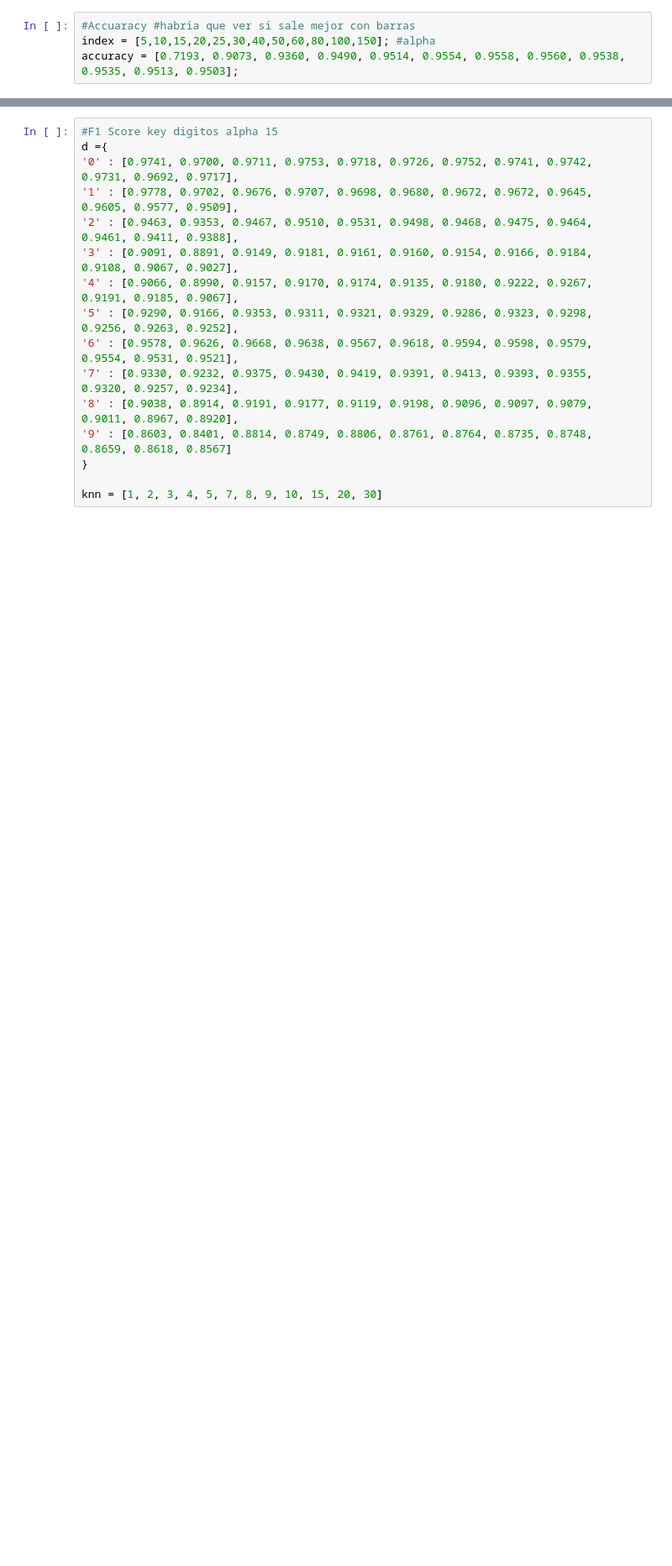
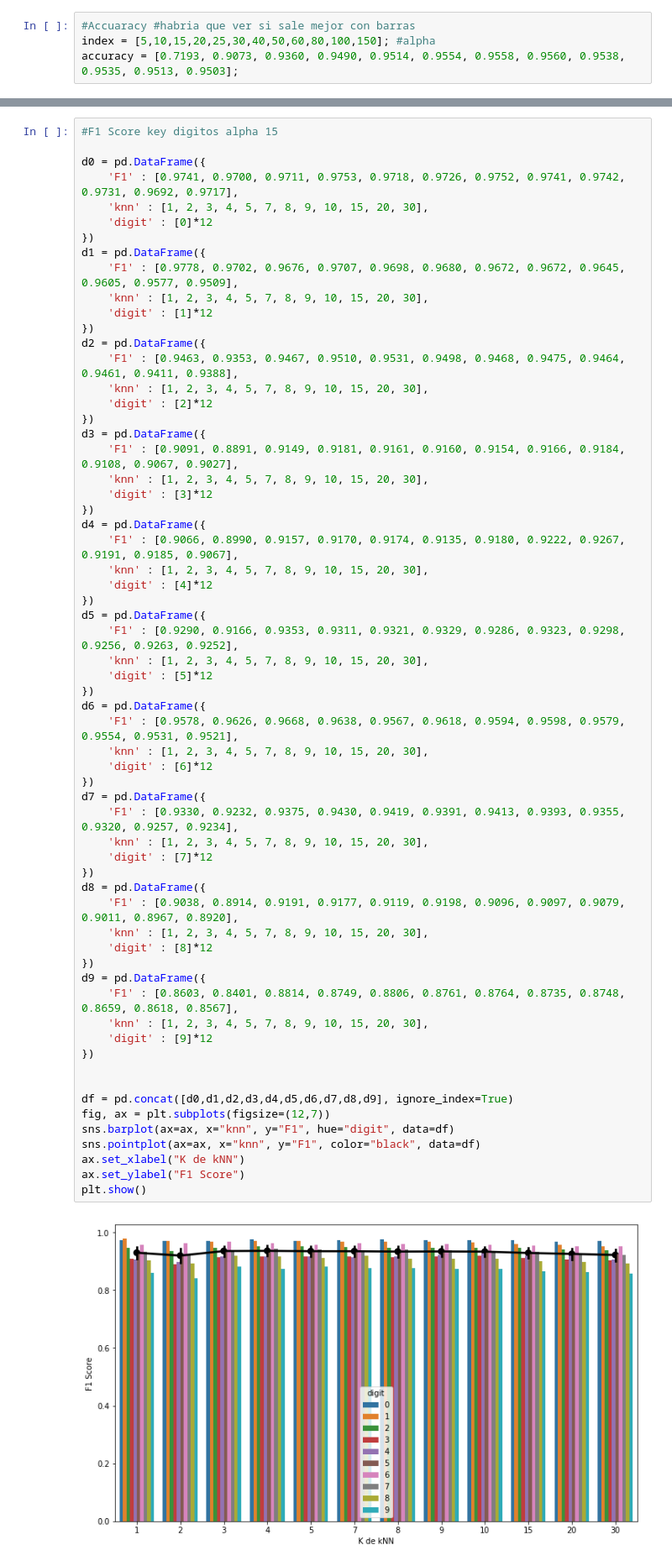
Before and after one commit to kevinfra/metnum-tp2, a Jupyter notebook: informe/Untitled.ipynb, the cells around one changed output, grey strips where cells are left out. Shown: that part at 84% size. Saved outputs shown, nothing was run; the diff lists cells and outputs as text; blank space fills up the shorter version.

```diff
--- a/informe/Untitled.ipynb
+++ b/informe/Untitled.ipynb
@@ -45,16 +111,64 @@ accuracy = [0.9578, 0.9485, 0.9563, 0.9553, 0.9554, 0.9536, 0.9520, 0.9533, 0.95
 # %%
 #F1 Score key digitos alpha 15
-d ={
-'0' : [0.9741, 0.9700, 0.9711, 0.9753, 0.9718, 0.9726, 0.9752, 0.9741, 0.9742, 0.9731, 0.9692, 0.9717],
-'1' : [0.9778, 0.9702, 0.9676, 0.9707, 0.9698, 0.9680, 0.9672, 0.9672, 0.9645, 0.9605, 0.9577, 0.9509],
-'2' : [0.9463, 0.9353, 0.9467, 0.9510, 0.9531, 0.9498, 0.9468, 0.9475, 0.9464, 0.9461, 0.9411, 0.9388],
-'3' : [0.9091, 0.8891, 0.9149, 0.9181, 0.9161, 0.9160, 0.9154, 0.9166, 0.9184, 0.9108, 0.9067, 0.9027],
-'4' : [0.9066, 0.8990, 0.9157, 0.9170, 0.9174, 0.9135, 0.9180, 0.9222, 0.9267, 0.9191, 0.9185, 0.9067],
-'5' : [0.9290, 0.9166, 0.9353, 0.9311, 0.9321, 0.9329, 0.9286, 0.9323, 0.9298, 0.9256, 0.9263, 0.9252],
-'6' : [0.9578, 0.9626, 0.9668, 0.9638, 0.9567, 0.9618, 0.9594, 0.9598, 0.9579, 0.9554, 0.9531, 0.9521],
-'7' : [0.9330, 0.9232, 0.9375, 0.9430, 0.9419, 0.9391, 0.9413, 0.9393, 0.9355, 0.9320, 0.9257, 0.9234],
-'8' : [0.9038, 0.8914, 0.9191, 0.9177, 0.9119, 0.9198, 0.9096, 0.9097, 0.9079, 0.9011, 0.8967, 0.8920],
-'9' : [0.8603, 0.8401, 0.8814, 0.8749, 0.8806, 0.8761, 0.8764, 0.8735, 0.8748, 0.8659, 0.8618, 0.8567]
-}
 
-knn = [1, 2, 3, 4, 5, 7, 8, 9, 10, 15, 20, 30]
+d0 = pd.DataFrame({
+    'F1' : [0.9741, 0.9700, 0.9711, 0.9753, 0.9718, 0.9726, 0.9752, 0.9741, 0.9742, 0.9731, 0.9692, 0.9717],
+    'knn' : [1, 2, 3, 4, 5, 7, 8, 9, 10, 15, 20, 30],
+    'digit' : [0]*12
+})
+d1 = pd.DataFrame({
+    'F1' : [0.9778, 0.9702, 0.9676, 0.9707, 0.9698, 0.9680, 0.9672, 0.9672, 0.9645, 0.9605, 0.9577, 0.9509],
+    'knn' : [1, 2, 3, 4, 5, 7, 8, 9, 10, 15, 20, 30],
+    'digit' : [1]*12
+})
+d2 = pd.DataFrame({
+    'F1' : [0.9463, 0.9353, 0.9467, 0.9510, 0.9531, 0.9498, 0.9468, 0.9475, 0.9464, 0.9461, 0.9411, 0.9388],
+    'knn' : [1, 2, 3, 4, 5, 7, 8, 9, 10, 15, 20, 30],
+    'digit' : [2]*12
+})
+d3 = pd.DataFrame({
+    'F1' : [0.9091, 0.8891, 0.9149, 0.9181, 0.9161, 0.9160, 0.9154, 0.9166, 0.9184, 0.9108, 0.9067, 0.9027],
+    'knn' : [1, 2, 3, 4, 5, 7, 8, 9, 10, 15, 20, 30],
+    'digit' : [3]*12
+})
+d4 = pd.DataFrame({
+    'F1' : [0.9066, 0.8990, 0.9157, 0.9170, 0.9174, 0.9135, 0.9180, 0.9222, 0.9267, 0.9191, 0.9185, 0.9067],
+    'knn' : [1, 2, 3, 4, 5, 7, 8, 9, 10, 15, 20, 30],
+    'digit' : [4]*12
+})
+d5 = pd.DataFrame({
+    'F1' : [0.9290, 0.9166, 0.9353, 0.9311, 0.9321, 0.9329, 0.9286, 0.9323, 0.9298, 0.9256, 0.9263, 0.9252],
+    'knn' : [1, 2, 3, 4, 5, 7, 8, 9, 10, 15, 20, 30],
+    'digit' : [5]*12
+})
+d6 = pd.DataFrame({
+    'F1' : [0.9578, 0.9626, 0.9668, 0.9638, 0.9567, 0.9618, 0.9594, 0.9598, 0.9579, 0.9554, 0.9531, 0.9521],
+    'knn' : [1, 2, 3, 4, 5, 7, 8, 9, 10, 15, 20, 30],
+    'digit' : [6]*12
+})
+d7 = pd.DataFrame({
+    'F1' : [0.9330, 0.9232, 0.9375, 0.9430, 0.9419, 0.9391, 0.9413, 0.9393, 0.9355, 0.9320, 0.9257, 0.9234],
+    'knn' : [1, 2, 3, 4, 5, 7, 8, 9, 10, 15, 20, 30],
+    'digit' : [7]*12
+})
+d8 = pd.DataFrame({
+    'F1' : [0.9038, 0.8914, 0.9191, 0.9177, 0.9119, 0.9198, 0.9096, 0.9097, 0.9079, 0.9011, 0.8967, 0.8920],
+    'knn' : [1, 2, 3, 4, 5, 7, 8, 9, 10, 15, 20, 30],
+    'digit' : [8]*12
+})
+d9 = pd.DataFrame({
+    'F1' : [0.8603, 0.8401, 0.8814, 0.8749, 0.8806, 0.8761, 0.8764, 0.8735, 0.8748, 0.8659, 0.8618, 0.8567],
+    'knn' : [1, 2, 3, 4, 5, 7, 8, 9, 10, 15, 20, 30],
+    'digit' : [9]*12
+})
+
+
+df = pd.concat([d0,d1,d2,d3,d4,d5,d6,d7,d8,d9], ignore_index=True)
+fig, ax = plt.subplots(figsize=(12,7))
+sns.barplot(ax=ax, x="knn", y="F1", hue="digit", data=df)
+sns.pointplot(ax=ax, x="knn", y="F1", color="black", data=df)
+ax.set_xlabel("K de kNN")
+ax.set_ylabel("F1 Score")
+plt.show()
+# %% [output]
+[figure, added]
```
Also changed, not shown: parts of 5 cells of this notebook.
